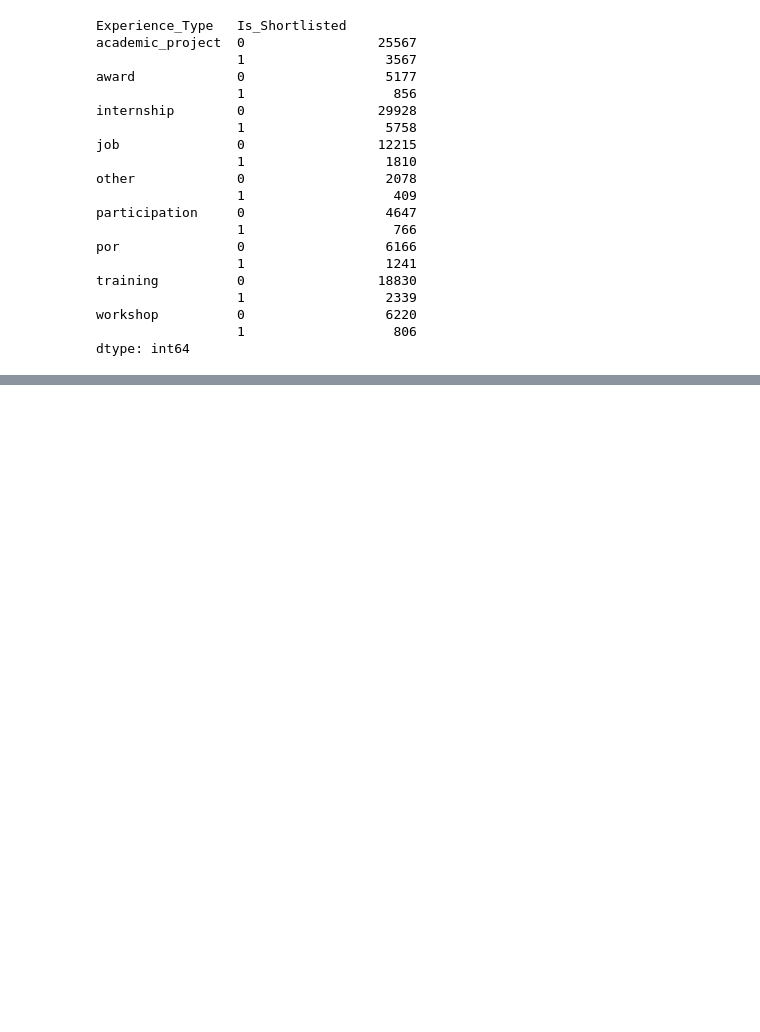
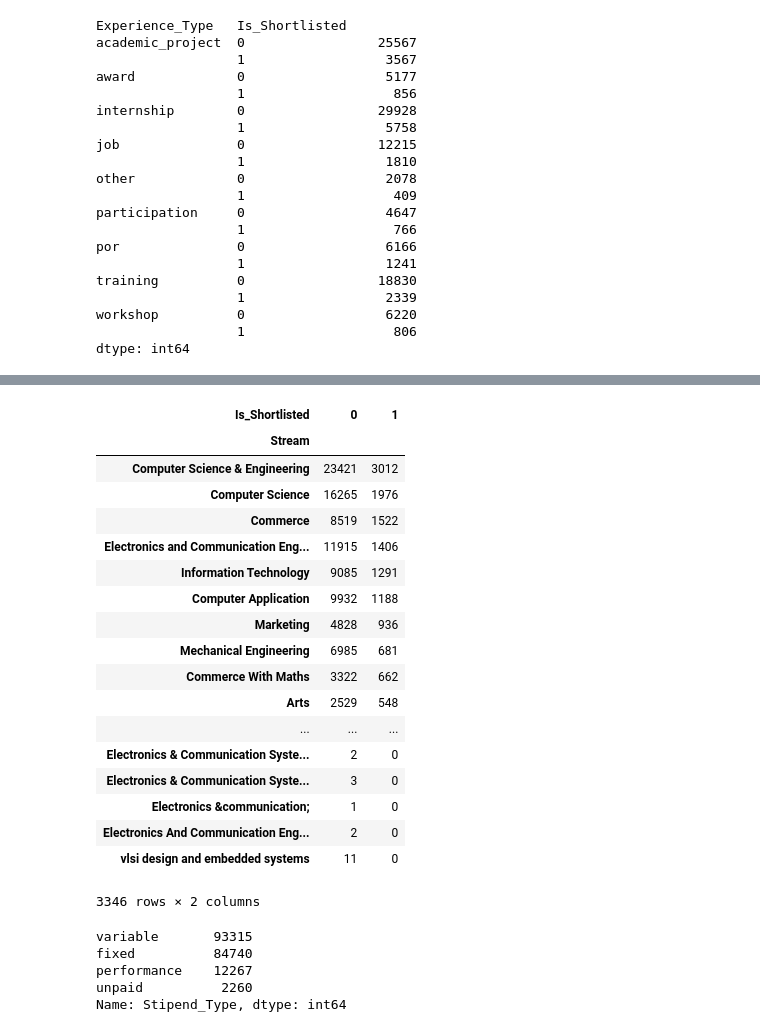
Before and after one commit to numb3r33/av-practice, a Jupyter notebook: date-your_data/notebooks/Date_Your_Data - Exploratory Data Analysis.ipynb, the cells around one changed output, grey strips where cells are left out. Drawn from its saved outputs; the diff is of its cells as text; code cells hidden in the pictures; blank space fills up the shorter version.

```diff
--- a/date-your_data/notebooks/Date_Your_Data - Exploratory Data Analysis.ipynb
+++ b/date-your_data/notebooks/Date_Your_Data - Exploratory Data Analysis.ipynb
@@ -214,0 +264,30 @@ dtype: int64
+# %%
+train_merged.groupby(['Stream', 'Is_Shortlisted']).size().unstack(1).fillna(0).sort_values(by=1, ascending=False)
+# %% [output]
+| Is_Shortlisted | 0 | 1 |
+| Stream |  |  |
+| Computer Science & Engineering | 23421 | 3012 |
+| Computer Science | 16265 | 1976 |
+| Commerce | 8519 | 1522 |
+| Electronics and Communication Eng... | 11915 | 1406 |
+| Information Technology | 9085 | 1291 |
+| Computer Application | 9932 | 1188 |
+| Marketing | 4828 | 936 |
+| Mechanical Engineering | 6985 | 681 |
+| Commerce With Maths | 3322 | 662 |
+| Arts | 2529 | 548 |
+| ... | ... | ... |
+| Electronics & Communication Syste... | 2 | 0 |
+| Electronics & Communication Syste... | 3 | 0 |
+| Electronics &communication; | 1 | 0 |
+| Electronics And Communication Eng... | 2 | 0 |
+| vlsi design and embedded systems | 11 | 0 |
+3346 rows × 2 columns
+# %%
+train_merged.Stipend_Type.value_counts()
+# %% [output]
+variable       93315
+fixed          84740
+performance    12267
+unpaid          2260
+Name: Stipend_Type, dtype: int64
```
Also changed, not shown: parts of 12 cells of this notebook, 1 other file.
